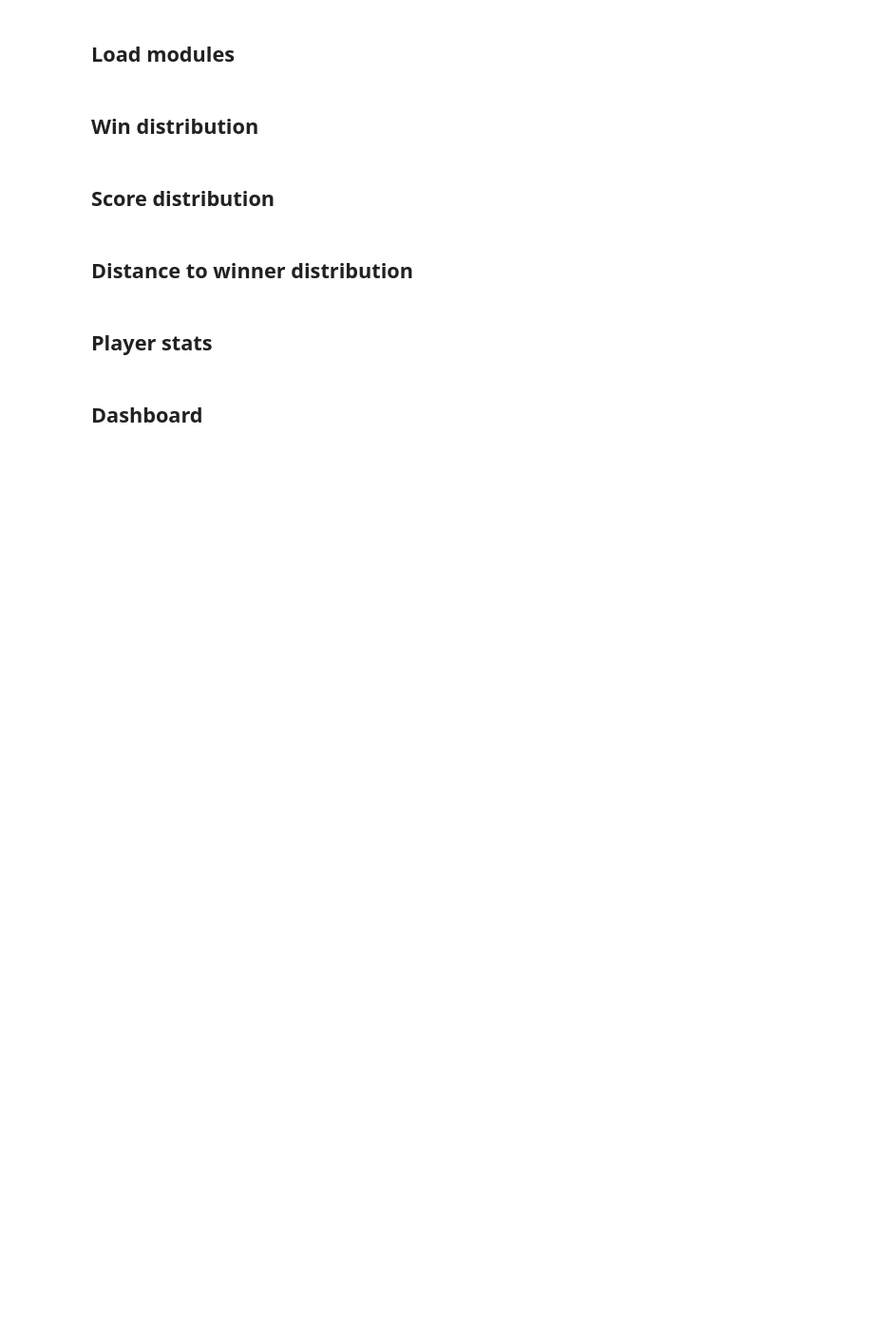
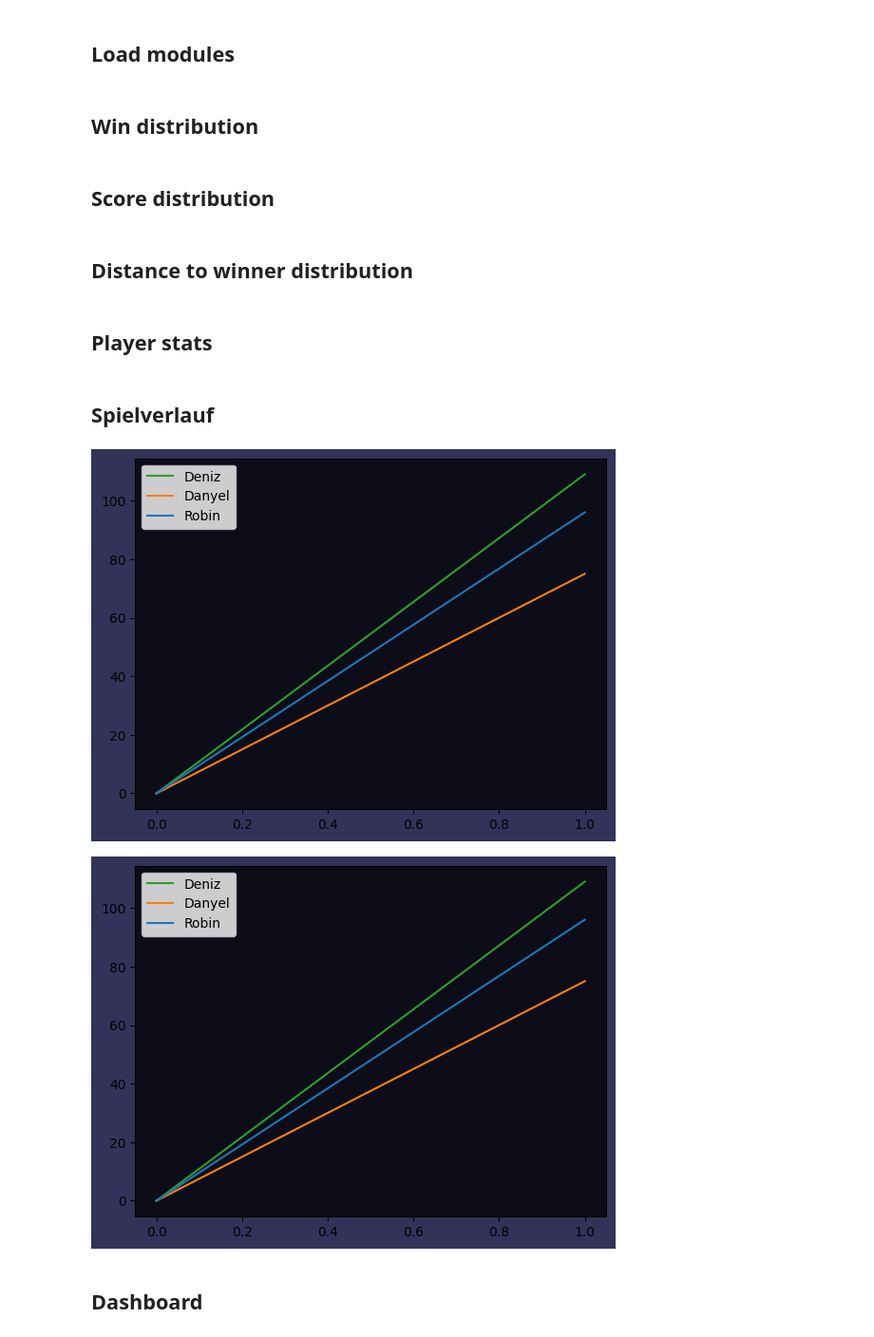
Before and after one commit to RobinSuxdorf/ScrabbleDashboard, a Jupyter notebook: ScrabbleDashboard.ipynb, the cells around one changed output. Shown at 95% size. Drawn from its saved outputs; the diff is of its cells as text; code cells hidden in the pictures; blank space fills up the shorter version.

```diff
--- a/ScrabbleDashboard.ipynb
+++ b/ScrabbleDashboard.ipynb
@@ -19,6 +20,9 @@ palette = {
     "Robin": "tab:blue",
     "Unentschieden": "tab:red"
 }
+# %%
+axes_color = (0.05, 0.05, 0.1)
+fig_color = (0.2, 0.2, 0.35)
 # %% [markdown]
 ## Win distribution
 # %%
@@ -111,6 +126,38 @@ def get_player_stats():
         'Anzahl knapp verlorener Runden': get_number_of_games_with_5_points_missing_to_win(player)
     })
     return stat_df
+# %% [markdown]
+## Spielverlauf
+# %%
+def get_game_plot(index):
+    def get_player_game_history(player, row):
+        game_history = row[f'{player} Spielverlauf'].split(' ')
+        game_history.remove('[')
+        last_element = game_history[len(game_history) - 1].replace(']', '')
+
+        game_history = [int(value) for value in game_history[:-1]]
+        game_history.append(int(last_element))
+
+        return game_history
+
+    row = scrabble_df.iloc[index]
+
+    game_data = {
+        'Deniz': get_player_game_history('Deniz', row),
+        'Danyel': get_player_game_history('Danyel', row),
+        'Robin': get_player_game_history('Robin', row)
+    }
+
+    fig, ax = plt.subplots()
+    sns.lineplot(game_data, palette=palette, dashes=False)
+    fig.set_facecolor(fig_color)
+    ax.set_facecolor(axes_color)
+    return fig
+
+get_game_plot(67)
+# %% [output]
+[figure, added]
+[figure, added]
 # %% [markdown]
 ## Dashboard
 # %%
```
Also changed, not shown: parts of 7 cells of this notebook, 1 other file.
